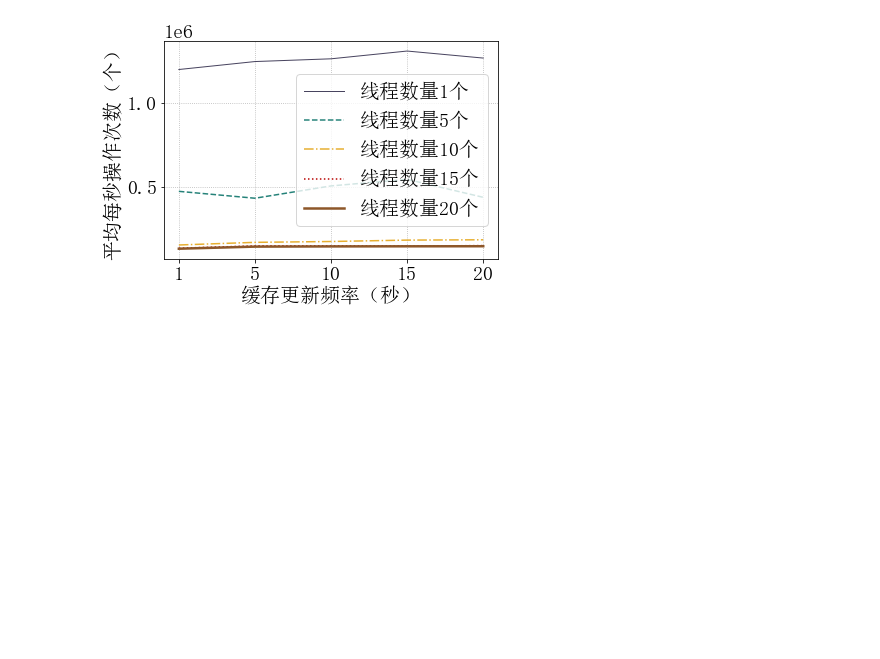
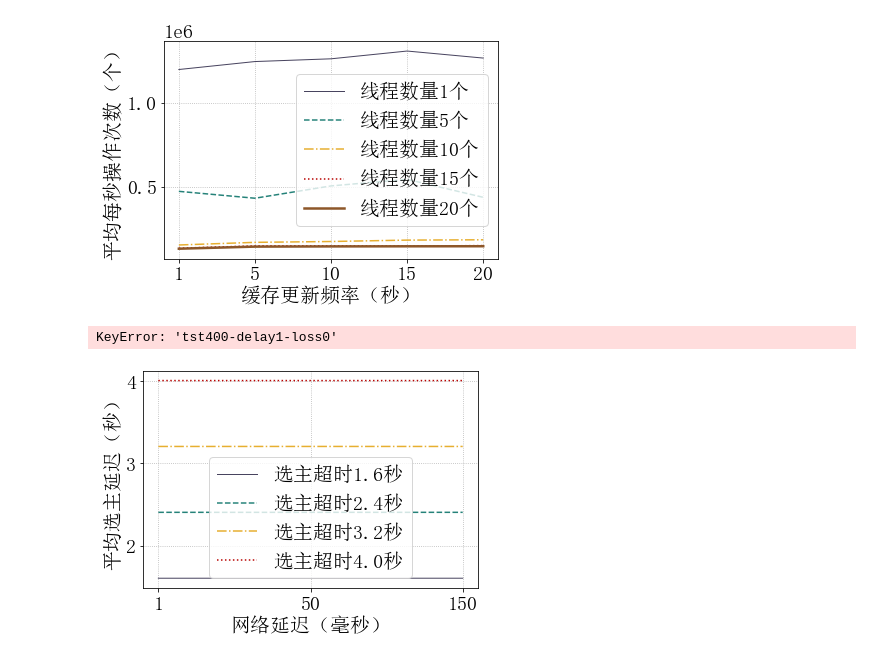
Before and after one commit to HoniiTro19/oceanbase, a Jupyter notebook: testbench/script/graphs.ipynb, the cells around one changed output. Drawn from its saved outputs; the diff is of its cells as text; code cells hidden in the pictures; blank space fills up the shorter version.

Commit message:
[feature] add performance test for election

```diff
--- a/testbench/script/graphs.ipynb
+++ b/testbench/script/graphs.ipynb
@@ -1023,3 +1024,46 @@ plt.savefig("../result/cache-ops-thread.pdf", bbox_inches="tight")
 plt.show()
 # %% [output]
 [figure]
+# %%
+# 选主效率
+data_dict = {}
+files = [f for f in os.listdir('../') if os.path.isfile(f) and f.startswith('tst')]
+for file in files:
+  data_list = []
+  with open(file, 'r') as f:
+      for line in f:
+          data_list.append(int(line.strip()))
+  data_dict[file] = np.array(data_list) / (1000 * 1000)
+
+tst400_loss0_mean = [np.mean(data_dict["tst400-delay1-loss0"]), np.mean(data_dict["tst400-delay50-loss0"]), np.mean(data_dict["tst400-delay150-loss0"])]
+tst600_loss0_mean = [np.mean(data_dict["tst600-delay1-loss0"]), np.mean(data_dict["tst600-delay50-loss0"]), np.mean(data_dict["tst600-delay150-loss0"])]
+tst800_loss0_mean = [np.mean(data_dict["tst800-delay1-loss0"]), np.mean(data_dict["tst800-delay50-loss0"]), np.mean(data_dict["tst800-delay150-loss0"])]
+tst1000_loss0_mean = [np.mean(data_dict["tst1000-delay1-loss0"]), np.mean(data_dict["tst1000-delay50-loss0"]), np.mean(data_dict["tst1000-delay150-loss0"])]
+tst400_delay50_mean = [np.mean(data_dict["tst400-delay50-loss0"]), np.mean(data_dict["tst400-delay50-loss5"]), np.mean(data_dict["tst400-delay50-loss10"]), np.mean(data_dict["tst400-delay50-loss15"])]
+tst600_delay50_mean = [np.mean(data_dict["tst600-delay50-loss0"]), np.mean(data_dict["tst600-delay50-loss5"]), np.mean(data_dict["tst600-delay50-loss10"]), np.mean(data_dict["tst600-delay50-loss15"])]
+tst800_delay50_mean = [np.mean(data_dict["tst800-delay50-loss0"]), np.mean(data_dict["tst800-delay50-loss5"]), np.mean(data_dict["tst800-delay50-loss10"]), np.mean(data_dict["tst800-delay50-loss15"])]
+tst1000_delay50_mean = [np.mean(data_dict["tst1000-delay50-loss0"]), np.mean(data_dict["tst1000-delay50-loss5"]), np.mean(data_dict["tst1000-delay50-loss10"]), np.mean(data_dict["tst1000-delay50-loss15"])]
+# %% [output]
+KeyError: 'tst400-delay1-loss0'
+# %%
+# x轴网络延迟，y轴平均选主时间，折线图，图例为最大网络延迟
+plt.figure()
+plt.grid(linestyle = ":") #设置背景网格线为虚线
+
+x = np.array([1, 2, 3])
+x_label = np.array([1, 50, 150])
+
+plt.plot(x, tst400_loss0_mean, linestyle="-", color=color1, label="选主超时1.6秒", linewidth=1)
+plt.plot(x, tst600_loss0_mean, linestyle="--", color=color2, label="选主超时2.4秒", linewidth=1.5)
+plt.plot(x, tst800_loss0_mean, linestyle="-.", color=color3, label="选主超时3.2秒", linewidth=1.5)
+plt.plot(x, tst1000_loss0_mean, linestyle=":", color=color4, label="选主超时4.0秒", linewidth=1.5)
+
+plt.xticks(x, x_label)
+plt.xlabel("网络延迟（毫秒）")
+plt.ylabel("平均选主延迟（秒）")
+plt.legend(loc=0, numpoints=1)
+
+plt.savefig("../result/delay-tst-election.pdf", bbox_inches="tight")
+plt.show()
+# %% [output]
+[figure, added]
```
Also changed, not shown: parts of 5 cells of this notebook, 6 other files.
